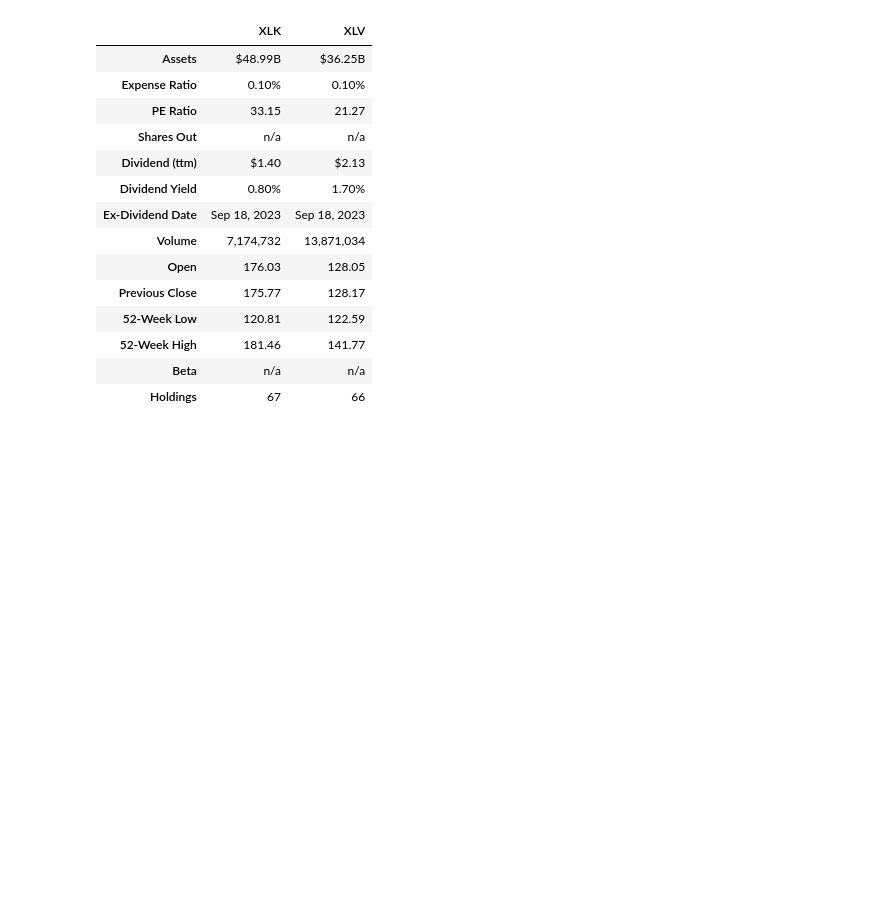
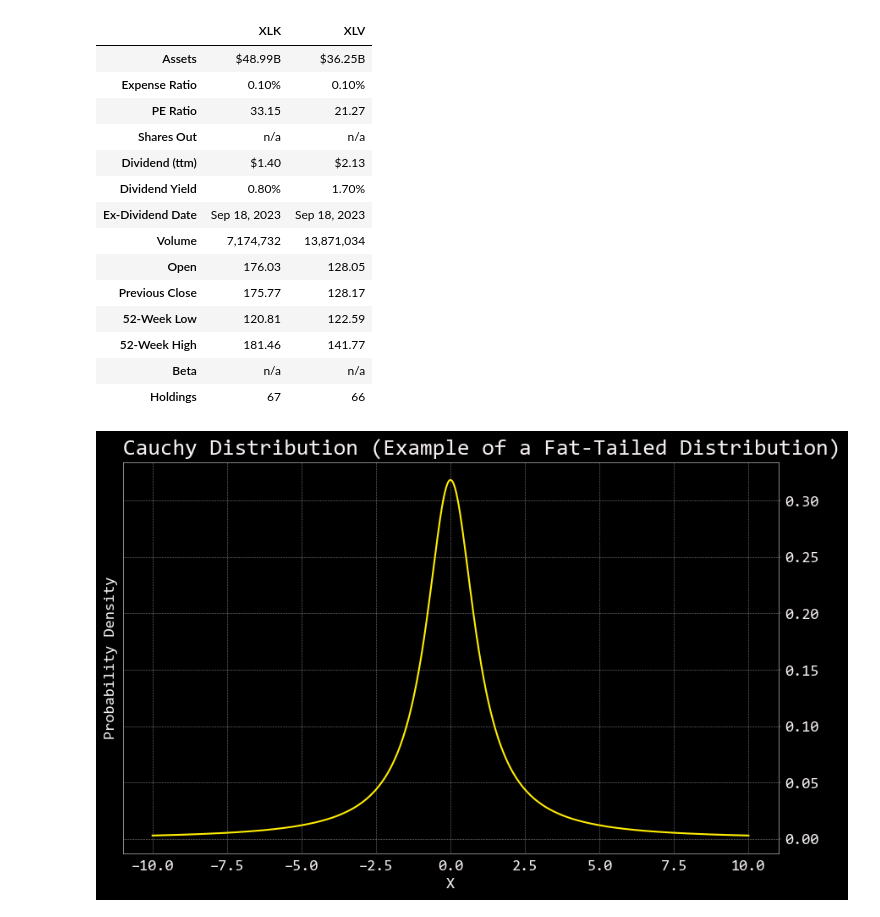
Before and after one commit to mikewenner/Data_Science, a Jupyter notebook: Untitled.ipynb, the cells around one changed output. Saved outputs shown, nothing was run; the diff lists cells and outputs as text; code cells hidden in the pictures; blank space fills up the shorter version.

```diff
--- a/Untitled.ipynb
+++ b/Untitled.ipynb
@@ -290,3 +290,25 @@ openbb.etf.compare(['xlk', 'xlv'])
 | 52-Week High | 181.46 | 141.77 |
 | Beta | n/a | n/a |
 | Holdings | 67 | 66 |
+# %%
+import numpy as np
+import matplotlib.pyplot as plt
+from scipy.stats import cauchy
+
+# Generate data for the Cauchy distribution
+x = np.linspace(-10, 10, 1000)
+y = cauchy.pdf(x, loc=0, scale=1)  # loc is the mean, scale is the standard deviation
+
+# Create the plot
+plt.figure(figsize=(10, 6))
+plt.plot(x, y)
+
+# Adding titles and labels
+plt.title('Cauchy Distribution (Example of a Fat-Tailed Distribution)')
+plt.xlabel('X')
+plt.ylabel('Probability Density')
+
+# Show the plot
+plt.show()
+# %% [output]
+[figure, added]
```
Also changed, not shown: parts of 6 cells of this notebook, 2 other files.
